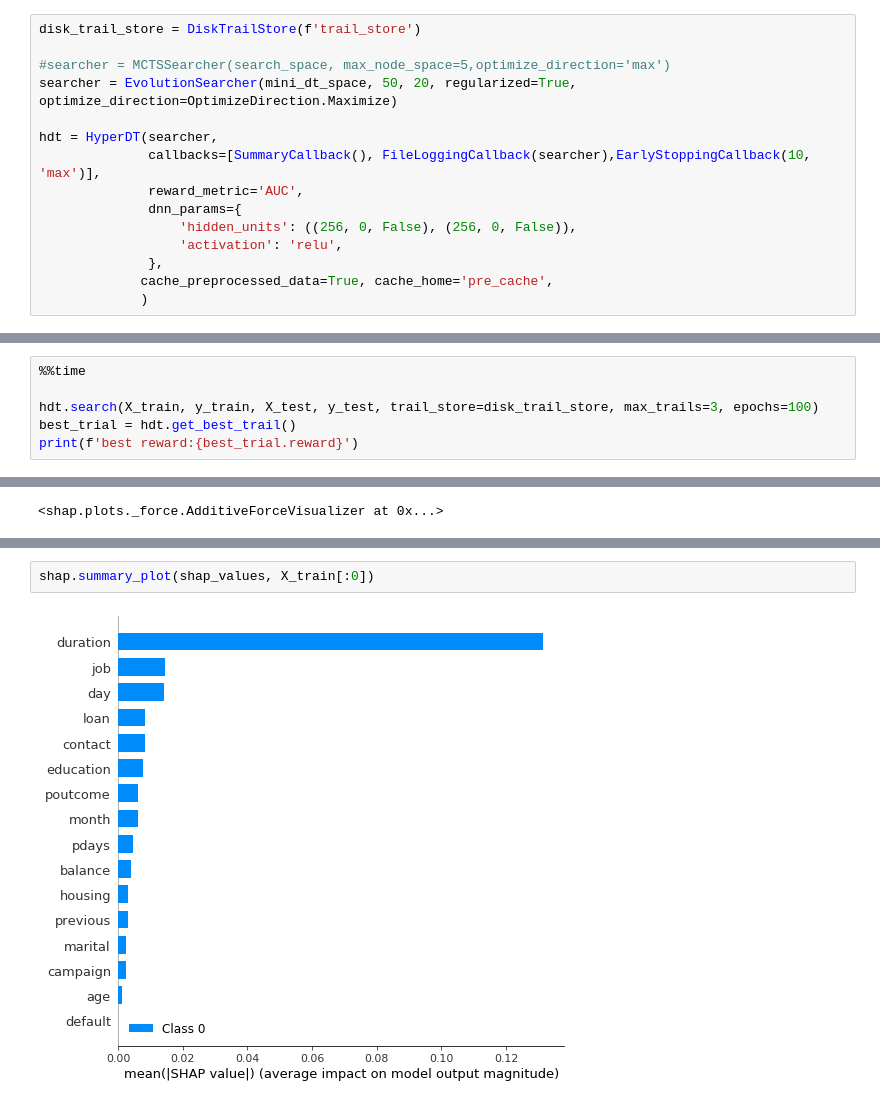
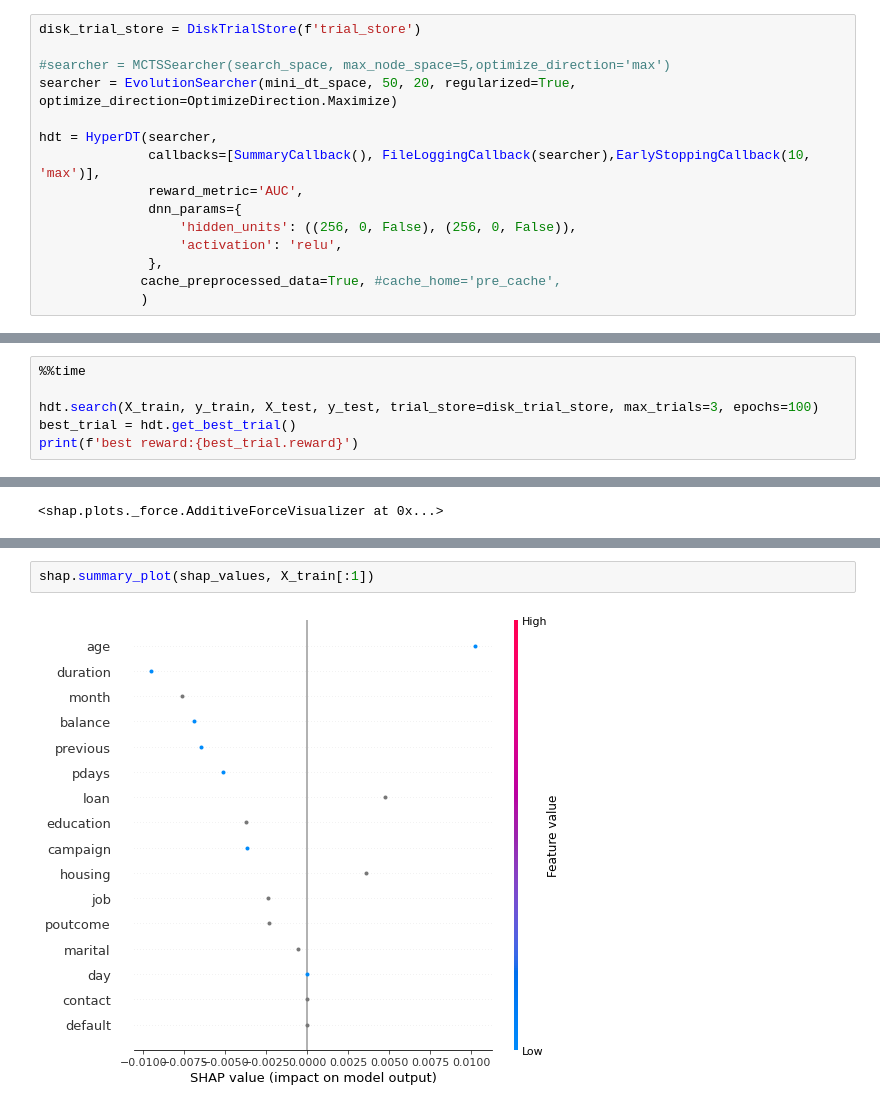
Before and after one commit to DataCanvasIO/DeepTables, a Jupyter notebook: examples/automl.ipynb, the cells around one changed output, grey strips where cells are left out. Drawn from its saved outputs; the diff is of its cells as text.

```diff
--- a/examples/automl.ipynb
+++ b/examples/automl.ipynb
@@ -47,7 +48,7 @@ X_train:(4000, 16), y_train:(4000,), X_test:(1000, 16), y_test:(1000,)
 * EarlyStopping 50
 * 开启预处理数据缓存
 # %%
-disk_trail_store = DiskTrailStore(f'trail_store')
+disk_trial_store = DiskTrialStore(f'trial_store')
 
 #searcher = MCTSSearcher(search_space, max_node_space=5,optimize_direction='max')
 searcher = EvolutionSearcher(mini_dt_space, 50, 20, regularized=True, optimize_direction=OptimizeDirection.Maximize)
@@ -59,7 +60,7 @@ hdt = HyperDT(searcher,
                   'hidden_units': ((256, 0, False), (256, 0, False)),
                   'activation': 'relu',
               },
-             cache_preprocessed_data=True, cache_home='pre_cache',
+             cache_preprocessed_data=True, #cache_home='pre_cache',
              )
 # %% [markdown]
 ## 开始搜索
@@ -69,7 +70,7 @@ hdt = HyperDT(searcher,
 # %%
 %%time
 
-hdt.search(X_train, y_train, X_test, y_test, trail_store=disk_trail_store, max_trails=3, epochs=100)
-best_trial = hdt.get_best_trail()
+hdt.search(X_train, y_train, X_test, y_test, trial_store=disk_trial_store, max_trials=3, epochs=100)
+best_trial = hdt.get_best_trial()
 print(f'best reward:{best_trial.reward}')
 # %% [output]
@@ -192,4 +275,4 @@ shap.decision_plot(dt_explainer.explainer.expected_value, shap_values[0], X_trai
 # %%
-shap.summary_plot(shap_values, X_train[:0])
+shap.summary_plot(shap_values, X_train[:1])
 # %% [output]
-[figure, old version]
+[figure, new version]
```
Also changed, not shown: parts of 8 cells of this notebook.
